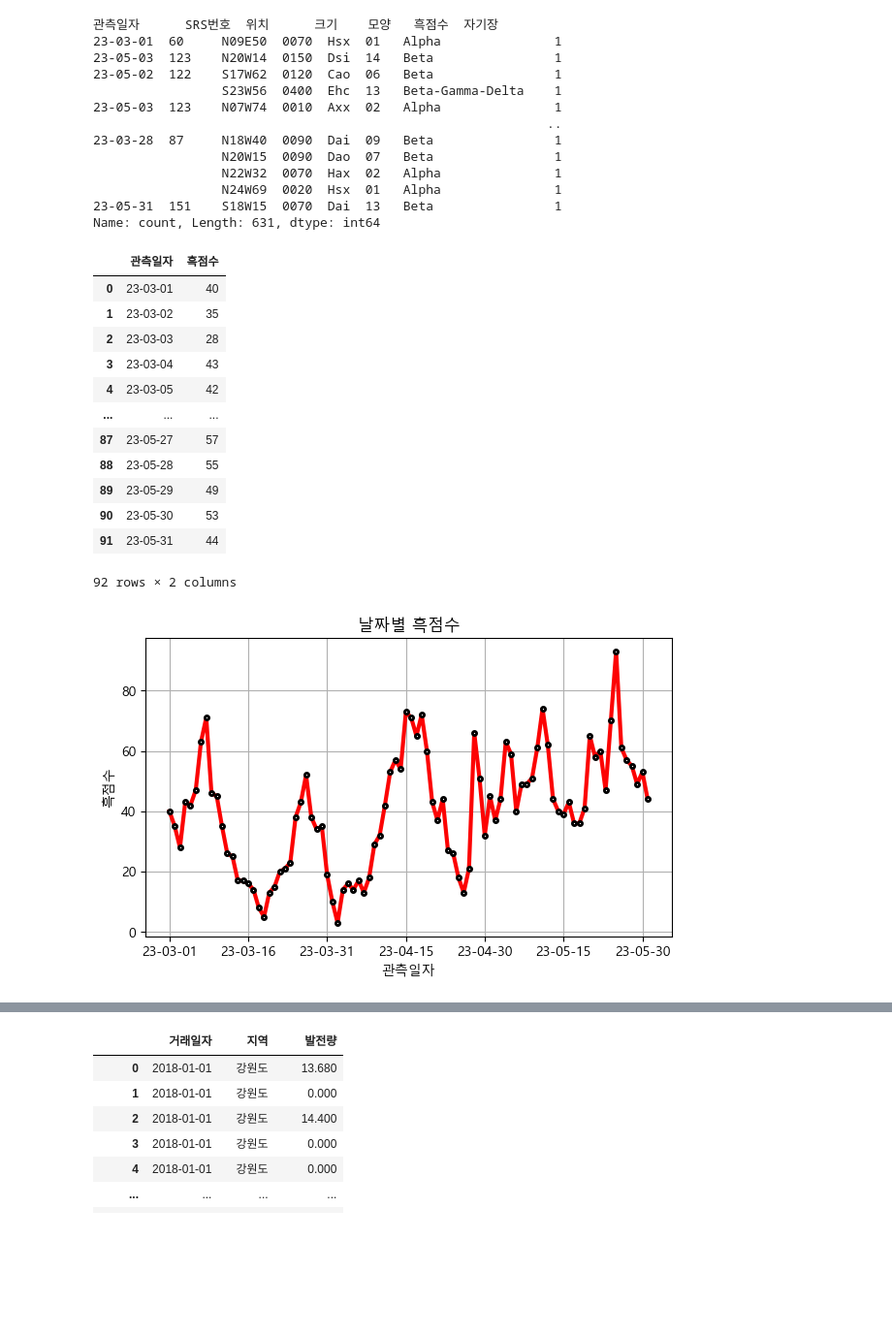
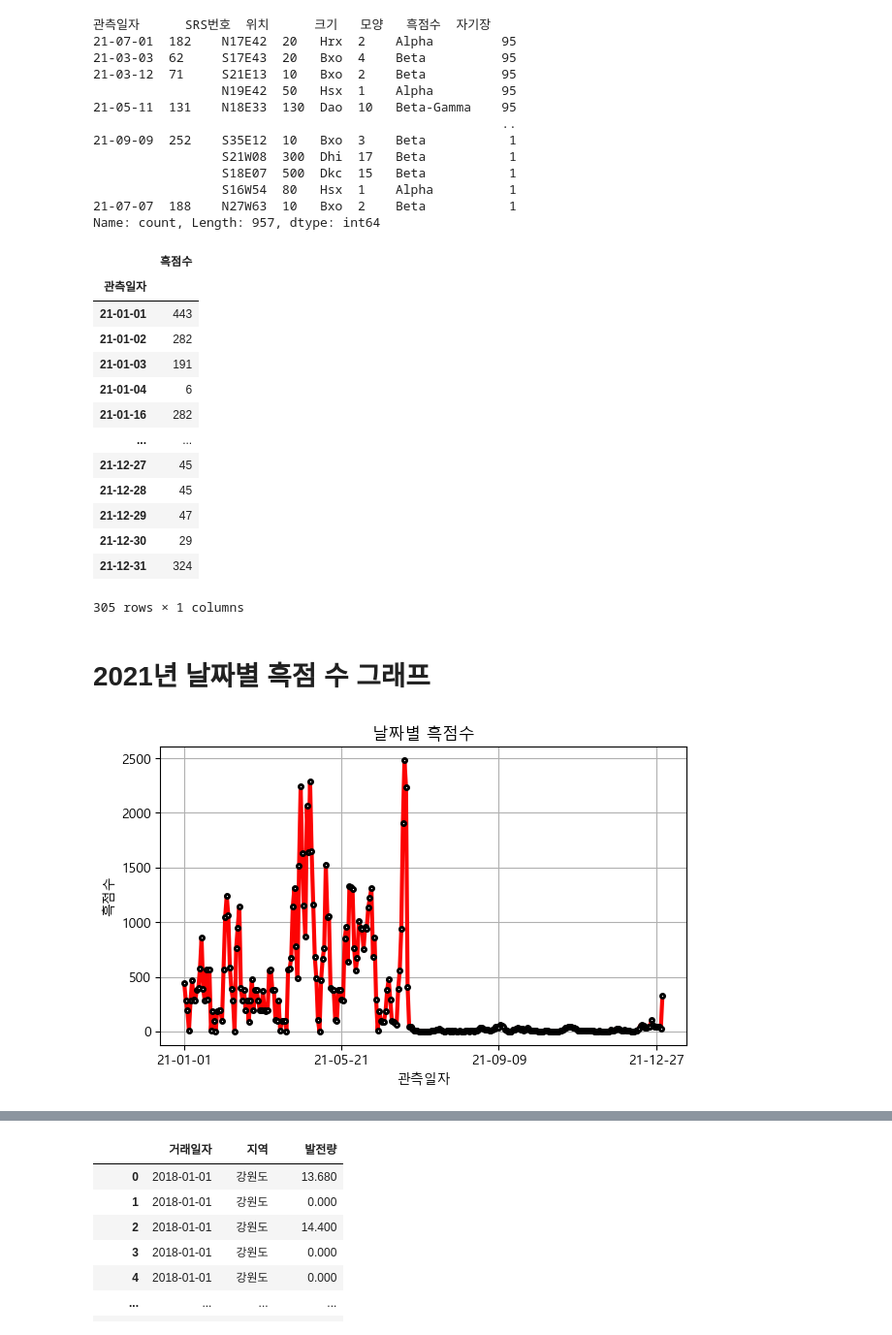
Before and after one commit to MDBluequasar/BigdatamegaIT, a Jupyter notebook: 수업내용/과제물/태양흑점활동.ipynb, the cells around one changed output, grey strips where cells are left out. Shown at 97% size. Saved outputs shown, nothing was run; the diff lists cells and outputs as text; code cells hidden in the pictures; blank space fills up the shorter version.

```diff
--- a/수업내용/과제물/태양흑점활동.ipynb
+++ b/수업내용/과제물/태양흑점활동.ipynb
@@ -54,5 +60 @@ Unnamed: 17    object
 dtype: object
-# %%
-df = df.rename(columns = df.iloc[0])
-df.drop([0], axis = 0, inplace = True)
-df
@@ -138,55 +126,60 @@ rdf
 # %%
 rdf.value_counts()
 # %% [output]
-관측일자      SRS번호  위치      크기    모양   흑점수  자기장
-23-03-01  60     N09E50  0070  Hsx  01   Alpha               1
-23-05-03  123    N20W14  0150  Dsi  14   Beta                1
-23-05-02  122    S17W62  0120  Cao  06   Beta                1
-                 S23W56  0400  Ehc  13   Beta-Gamma-Delta    1
-23-05-03  123    N07W74  0010  Axx  02   Alpha               1
-                                                            ..
-23-03-28  87     N18W40  0090  Dai  09   Beta                1
-                 N20W15  0090  Dao  07   Beta                1
-                 N22W32  0070  Hax  02   Alpha               1
-                 N24W69  0020  Hsx  01   Alpha               1
-23-05-31  151    S18W15  0070  Dai  13   Beta                1
-Name: count, Length: 631, dtype: int64
+관측일자      SRS번호  위치      크기   모양   흑점수  자기장
+21-07-01  182    N17E42  20   Hrx  2    Alpha         95
+21-03-03  62     S17E43  20   Bxo  4    Beta          95
+21-03-12  71     S21E13  10   Bxo  2    Beta          95
+                 N19E42  50   Hsx  1    Alpha         95
+21-05-11  131    N18E33  130  Dao  10   Beta-Gamma    95
+                                                      ..
+21-09-09  252    S35E12  10   Bxo  3    Beta           1
+                 S21W08  300  Dhi  17   Beta           1
+                 S18E07  500  Dkc  15   Beta           1
+                 S16W54  80   Hsx  1    Alpha          1
+21-07-07  188    N27W63  10   Bxo  2    Beta           1
+Name: count, Length: 957, dtype: int64
 # %%
+rdf.copy()
 rdf['흑점수'] = rdf['흑점수'].astype('int')
-rdf.copy()
+
 bf = rdf.filter(['관측일자','흑점수'])
 cdf = bf.groupby('관측일자').sum()
-cdf = cdf.reset_index()
+
 cdf
 # %% [output]
-|  | 관측일자 | 흑점수 |
-| 0 | 23-03-01 | 40 |
-| 1 | 23-03-02 | 35 |
-| 2 | 23-03-03 | 28 |
-| 3 | 23-03-04 | 43 |
-| 4 | 23-03-05 | 42 |
-| ... | ... | ... |
-| 87 | 23-05-27 | 57 |
-| 88 | 23-05-28 | 55 |
-| 89 | 23-05-29 | 49 |
-| 90 | 23-05-30 | 53 |
-| 91 | 23-05-31 | 44 |
+|  | 흑점수 |
+| 관측일자 |  |
+| 21-01-01 | 443 |
+| 21-01-02 | 282 |
+| 21-01-03 | 191 |
+| 21-01-04 | 6 |
+| 21-01-16 | 282 |
+| ... | ... |
+| 21-12-27 | 45 |
+| 21-12-28 | 45 |
+| 21-12-29 | 47 |
+| 21-12-30 | 29 |
+| 21-12-31 | 324 |
-92 rows × 2 columns
+305 rows × 1 columns
+# %% [markdown]
+# 2021년 날짜별 흑점 수 그래프
 # %%
 plt.figure()
+plt.rcParams["figure.figsize"] = (20, 15)
 plt.title('날짜별 흑점수')
-plt.plot(cdf['관측일자'], cdf['흑점수'], color="#fc0303", linestyle='-', linewidth=3,
+plt.plot(cdf.index, cdf['흑점수'], color="#fc0303", linestyle='-', linewidth=3,
          marker="o", markersize = 3, markerfacecolor = "#ffffff",
          markeredgecolor = "#000000", markeredgewidth=2)
 
 plt.xlabel('관측일자')
 plt.ylabel('흑점수')
 plt.grid()
 
-total_len = len(cdf['관측일자'])
+total_len = len(cdf.index)
 
-plt.xticks(np.arange(0, total_len + 1, 15))
+plt.xticks(np.arange(0, total_len + 1, 100))
 plt.show()
 plt.close()
 # %% [output]
-[figure, old version]
+[figure, new version]
```
Also changed, not shown: parts of 33 cells of this notebook, 3 other files.
